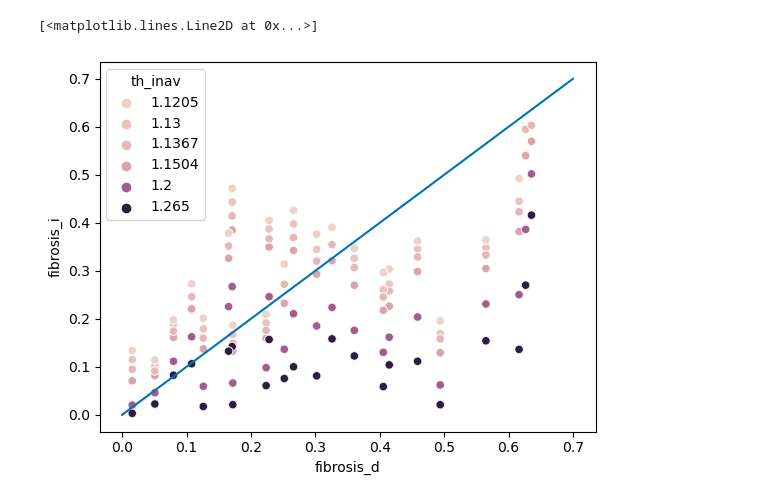
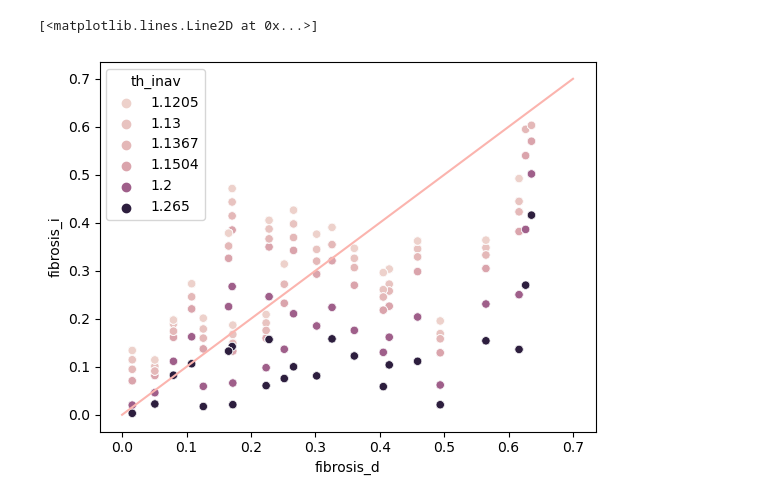
Before and after one commit to alonsoJASL/imatools, a Jupyter notebook: ipynb/df_test.ipynb, the cells around one changed output. Cells and saved outputs as stored; diff of their text form; code cells hidden in the pictures.

```diff
--- a/ipynb/df_test.ipynb
+++ b/ipynb/df_test.ipynb
@@ -14,10 +14,11 @@ dirdic={'macOS'   : '/Volumes/sandisk',
         'Linux'   : '/media/jsl19/sandisk' ,
         'Windows' : 'D:/'}
 
-p2f = iou.fullfile(dirdic[iou.chooseplatform()], '09-dnav_vs_inav/umc/local')
+p2f = iou.fullfile(dirdic[iou.chooseplatform()], '09-dnav_vs_inav/umc')
 name = 'spatial_correspondence.csv'
 
-df = pd.read_csv(iou.fullfile(p2f, name), skipinitialspace=True)
+df = pd.read_csv(iou.fullfile(p2f, 'local',name), skipinitialspace=True)
+df_stats = pd.read_csv(iou.fullfile(p2f, 'results_local', 'stats.csv'), skipinitialspace=True)
 # %%
 df
 # %% [output]
@@ -37,15 +51,14 @@ df
 # %%
 import matplotlib as mpl
 import matplotlib.pyplot as plt
 import seaborn as sns
 
 x=np.linspace(0, 0.7, 10)
 y=x
 
-sns.set_palette(palette='colorblind')
-sns.scatterplot(data=df, x='fibrosis_d', y='fibrosis_i', hue='th_inav')
-
+sns.set_palette(palette='Pastel1')
+sns.scatterplot(data=df, x='fibrosis_d', y='fibrosis_i', hue='th_inav', hue_order=[1.1205, 1.13, 1.1367, 1.1504, 1.2, 1.265])
 plt.plot(x,y)
 # %% [output]
 [<matplotlib.lines.Line2D at 0x...>]
-[figure, old version]
+[figure, new version]
```
Also changed, not shown: parts of 8 cells of this notebook, 3 other files.
